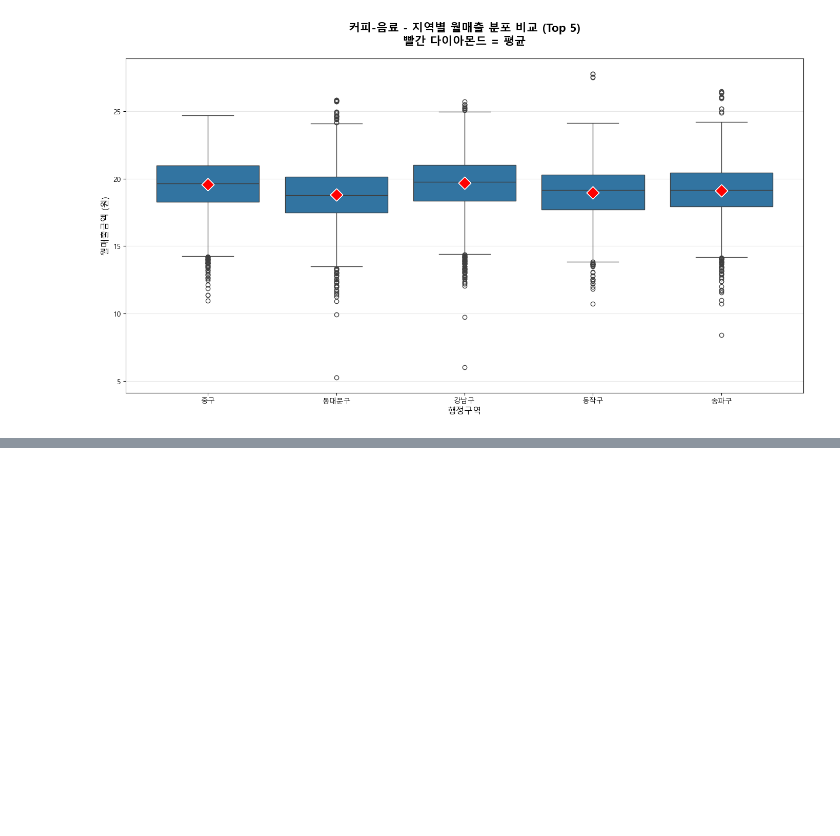
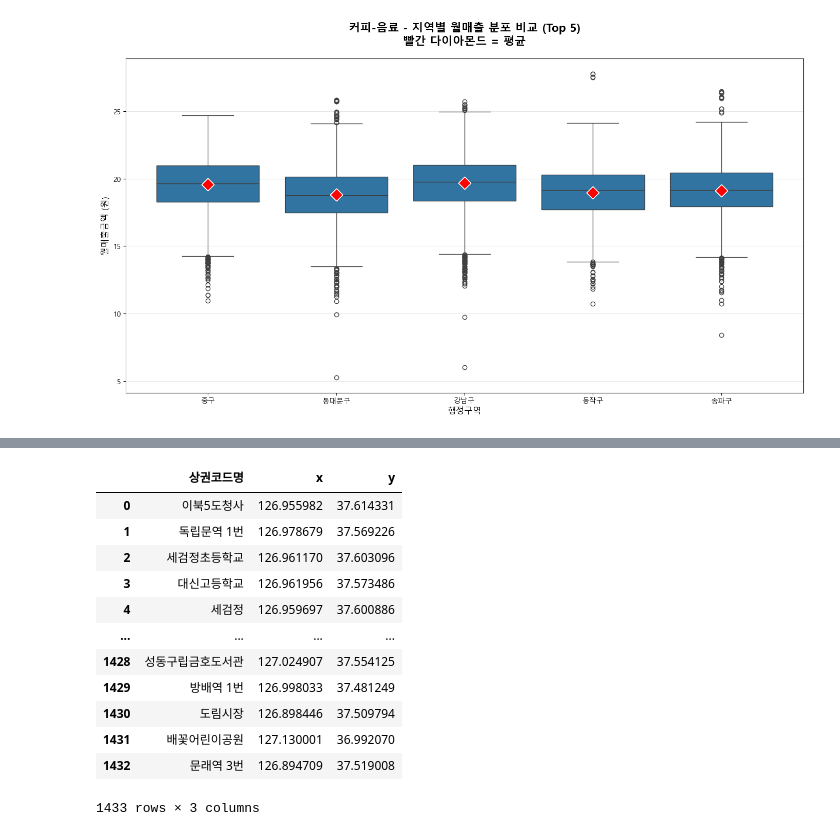
Before and after one commit to leekyuyoung2/encore_office_worker, a Jupyter notebook: 7일차_8일차_9일차_통합본/06.ipynb, the cells around one changed output, grey strips where cells are left out. Saved outputs shown, nothing was run; the diff lists cells and outputs as text; code cells hidden in the pictures; blank space fills up the shorter version.

```diff
--- a/7일차_8일차_9일차_통합본/06.ipynb
+++ b/7일차_8일차_9일차_통합본/06.ipynb
@@ -242,0 +280,16 @@ See the caveats in the documentation: https://pandas.pydata.org/pandas-docs/stab
+# %%
+df[['상권코드명','x','y']].drop_duplicates().reset_index(drop=True)
+# %% [output]
+|  | 상권코드명 | x | y |
+| 0 | 이북5도청사 | 126.955982 | 37.614331 |
+| 1 | 독립문역 1번 | 126.978679 | 37.569226 |
+| 2 | 세검정초등학교 | 126.961170 | 37.603096 |
+| 3 | 대신고등학교 | 126.961956 | 37.573486 |
+| 4 | 세검정 | 126.959697 | 37.600886 |
+| ... | ... | ... | ... |
+| 1428 | 성동구립금호도서관 | 127.024907 | 37.554125 |
+| 1429 | 방배역 1번 | 126.998033 | 37.481249 |
+| 1430 | 도림시장 | 126.898446 | 37.509794 |
+| 1431 | 배꽃어린이공원 | 127.130001 | 36.992070 |
+| 1432 | 문래역 3번 | 126.894709 | 37.519008 |
+1433 rows × 3 columns
```
Also changed, not shown: parts of 4 cells of this notebook.
